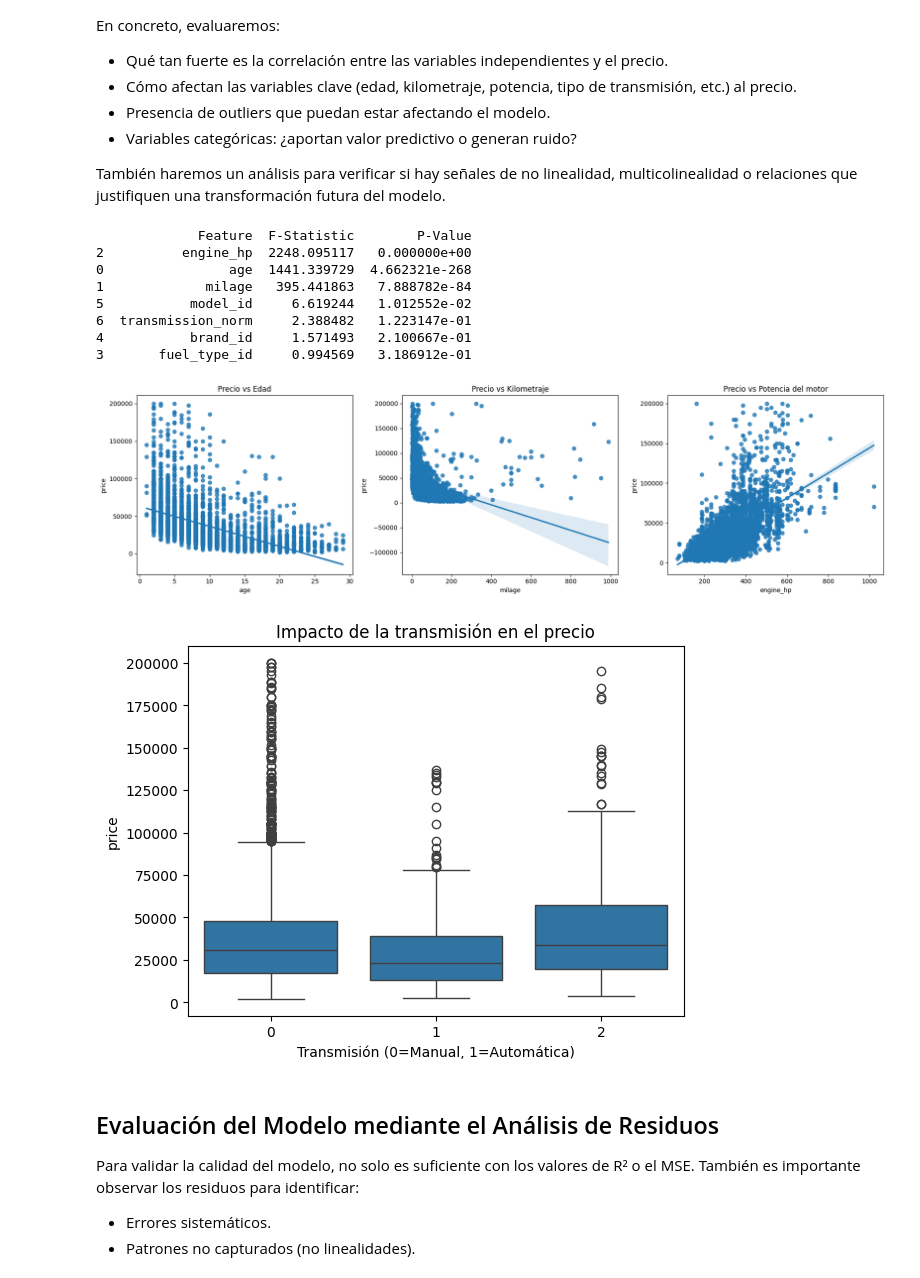
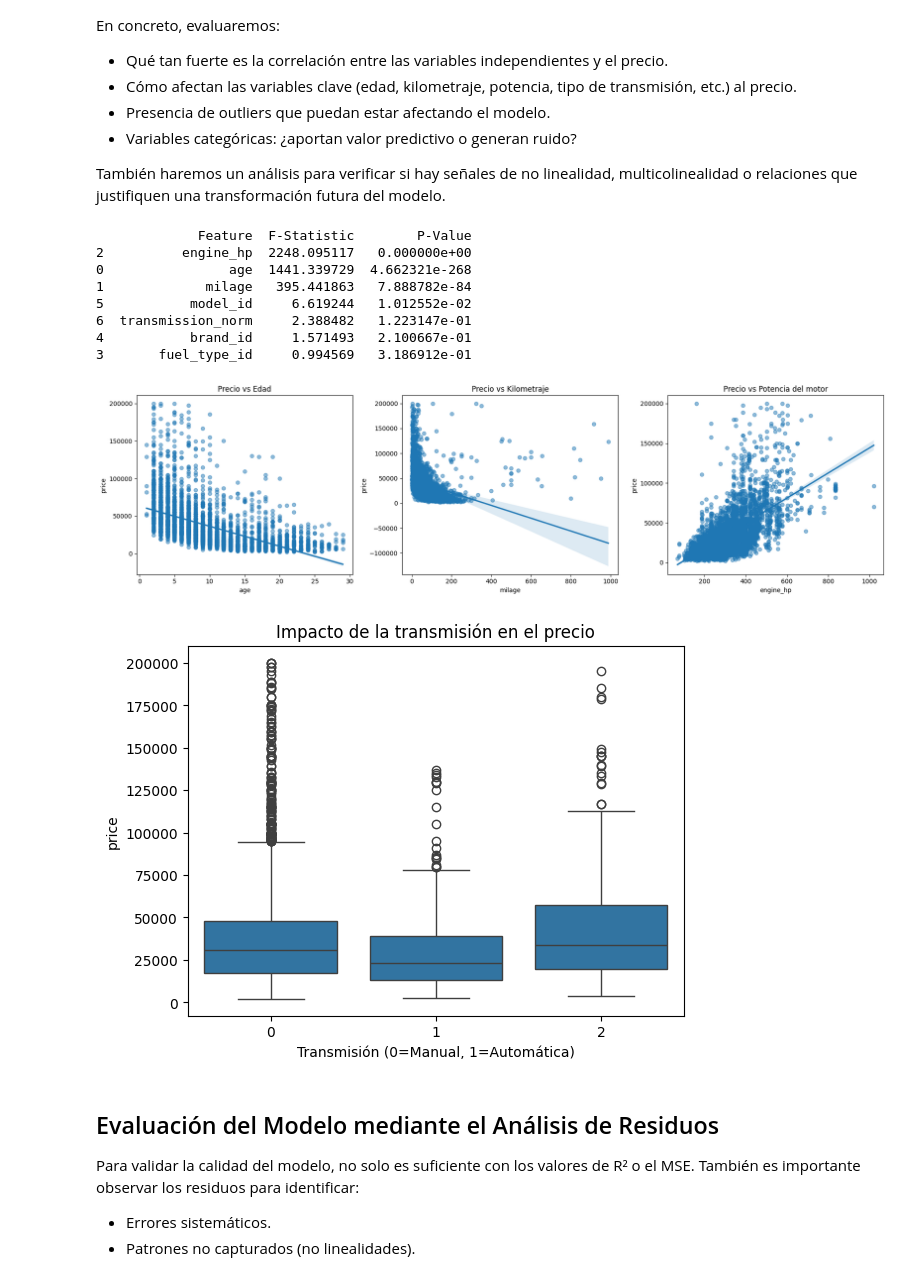
Before and after one commit to mariasuescum/Regression-of-Used-Car-Prices-Project, a Jupyter notebook: used-cars.ipynb, the cells around one changed output. Drawn from its saved outputs; the diff is of its cells as text; code cells hidden in the pictures.

```diff
--- a/used-cars.ipynb
+++ b/used-cars.ipynb
@@ -860,45 +847,45 @@ from sklearn.linear_model import LinearRegression
 from sklearn.feature_selection import f_regression
 import numpy as np
 
-X = data[['age', 'milage', 'engine_hp', 'fuel_type_id', 'brand_id', 'model_id', 'transmission_norm']]
-y = data['price']
+X = new_df[['age', 'milage', 'engine_hp', 'fuel_type_id', 'brand_id', 'model_id', 'transmission_norm']]
+y = new_df['price']
 
 f_stats, p_values = f_regression(X, y)
 feature_importance = pd.DataFrame({
     'Feature': X.columns,
     'F-Statistic': f_stats,
     'P-Value': p_values
 }).sort_values(by='F-Statistic', ascending=False)
 
 print(feature_importance)
 
 fig, axes = plt.subplots(1, 3, figsize=(18, 5))
-sns.regplot(ax=axes[0], x='age', y='price', data=data)
+sns.regplot(ax=axes[0], x='age', y='price', data=new_df, scatter_kws={'alpha': 0.5})
 axes[0].set_title('Precio vs Edad')
 
-sns.regplot(ax=axes[1], x='milage', y='price', data=data)
+sns.regplot(ax=axes[1], x='milage', y='price', data=new_df, scatter_kws={'alpha': 0.5})
 axes[1].set_title('Precio vs Kilometraje')
 
-sns.regplot(ax=axes[2], x='engine_hp', y='price', data=data)
+sns.regplot(ax=axes[2], x='engine_hp', y='price', data=new_df, scatter_kws={'alpha': 0.5})
 axes[2].set_title('Precio vs Potencia del motor')
 
 plt.tight_layout()
 plt.show()
 
-sns.boxplot(x='transmission_norm', y='price', data=data)
+sns.boxplot(x='transmission_norm', y='price', data=new_df)
 plt.title('Impacto de la transmisión en el precio')
 plt.xlabel('Transmisión (0=Manual, 1=Automática)')
 plt.show()
 # %% [output]
              Feature  F-Statistic        P-Value
 2          engine_hp  2248.095117   0.000000e+00
 0                age  1441.339729  4.662321e-268
 1             milage   395.441863   7.888782e-84
 5           model_id     6.619244   1.012552e-02
 6  transmission_norm     2.388482   1.223147e-01
 4           brand_id     1.571493   2.100667e-01
 3       fuel_type_id     0.994569   3.186912e-01
-[figure, old version]
+[figure, new version]
 [figure]
 # %% [markdown]
 ## Evaluación del Modelo mediante el Análisis de Residuos
```
Also changed, not shown: parts of 7 cells of this notebook.
